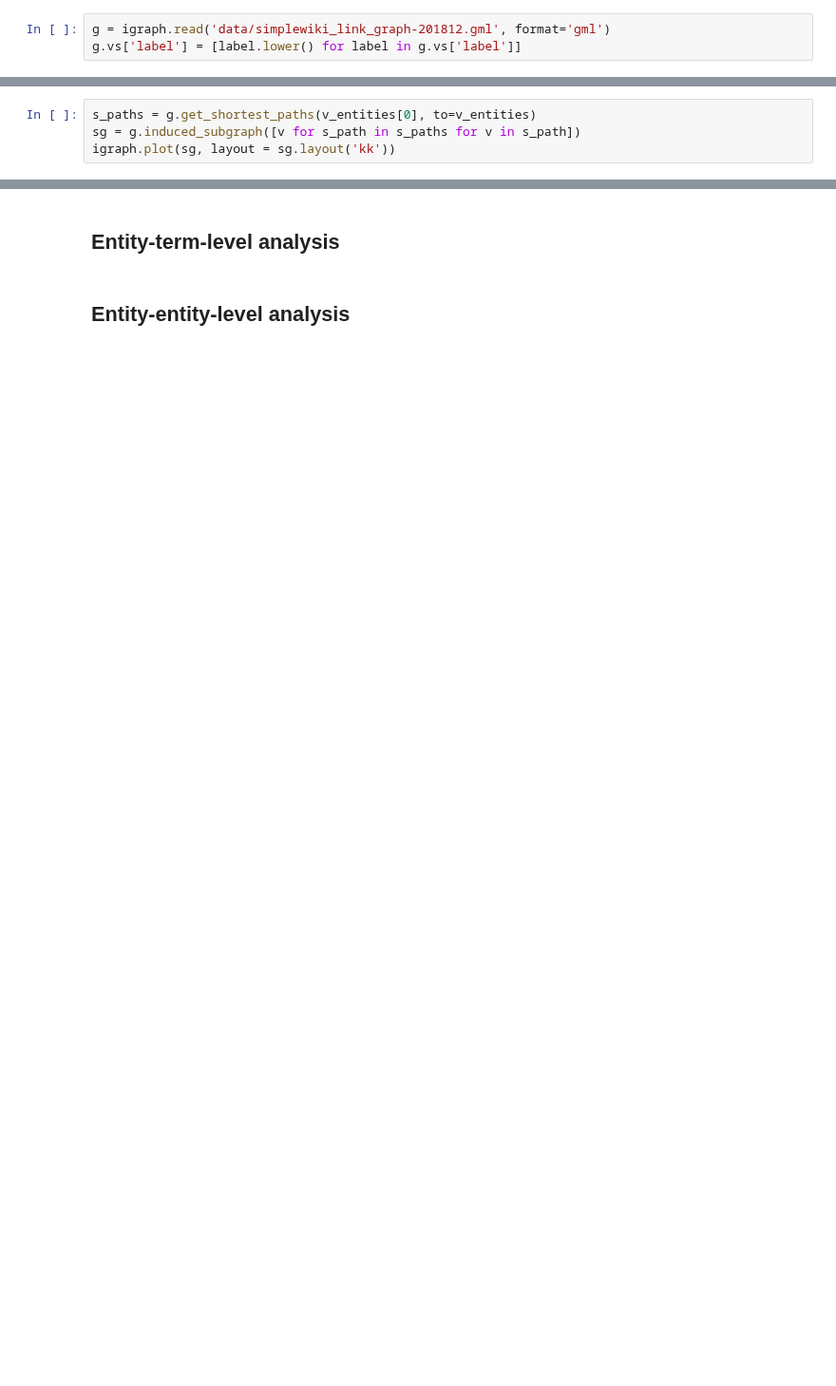
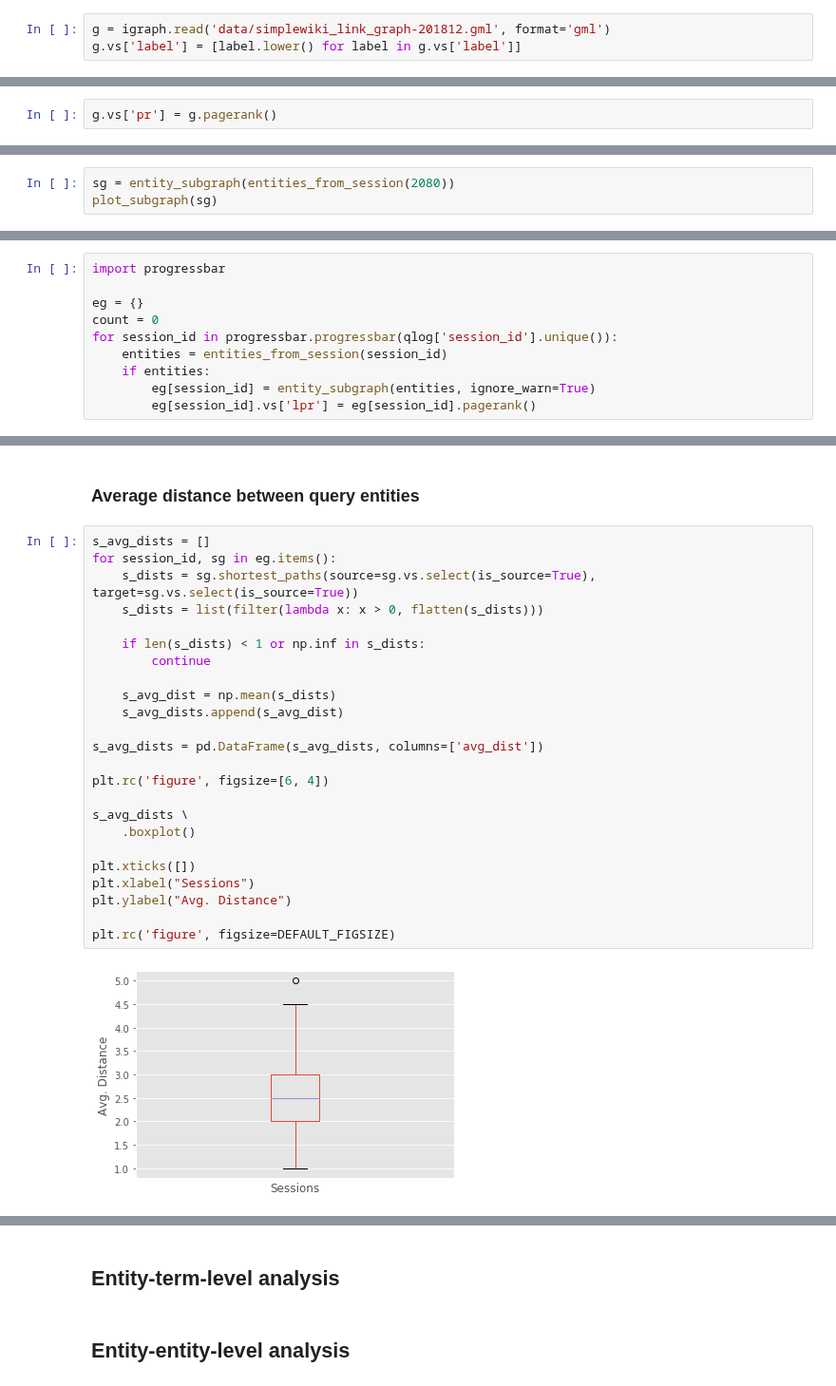
Before and after one commit to feup-infolab/army-ant, a Jupyter notebook: notebooks/query_log_analysis/query_log_analysis.ipynb, the cells around one changed output, grey strips where cells are left out. Shown at 95% size. Saved outputs shown, nothing was run; the diff lists cells and outputs as text; blank space fills up the shorter version.

```diff
--- a/notebooks/query_log_analysis/query_log_analysis.ipynb
+++ b/notebooks/query_log_analysis/query_log_analysis.ipynb
@@ -1278,4 +1262,0 @@ v_entities = g.vs.select(label_in=entities_from_session(qlog, 2092))
-# %%
-s_paths = g.get_shortest_paths(v_entities[0], to=v_entities)
-sg = g.induced_subgraph([v for s_path in s_paths for v in s_path])
-igraph.plot(sg, layout = sg.layout('kk'))
@@ -1292,0 +1263,2 @@ AttributeError: 'bytes' object has no attribute 'encode'
+# %%
+g.vs['pr'] = g.pagerank()
@@ -1292,0 +1327,3 @@ AttributeError: 'bytes' object has no attribute 'encode'
+# %%
+sg = entity_subgraph(entities_from_session(2080))
+plot_subgraph(sg)
@@ -1292,0 +1334,10 @@ AttributeError: 'bytes' object has no attribute 'encode'
+# %%
+import progressbar
+
+eg = {}
+count = 0
+for session_id in progressbar.progressbar(qlog['session_id'].unique()):
+    entities = entities_from_session(session_id)
+    if entities:
+        eg[session_id] = entity_subgraph(entities, ignore_warn=True)
+        eg[session_id].vs['lpr'] = eg[session_id].pagerank()
@@ -1292,0 +1346,28 @@ AttributeError: 'bytes' object has no attribute 'encode'
+# %% [markdown]
+### Average distance between query entities
+# %%
+s_avg_dists = []
+for session_id, sg in eg.items():
+    s_dists = sg.shortest_paths(source=sg.vs.select(is_source=True), target=sg.vs.select(is_source=True))
+    s_dists = list(filter(lambda x: x > 0, flatten(s_dists)))
+
+    if len(s_dists) < 1 or np.inf in s_dists:
+        continue
+
+    s_avg_dist = np.mean(s_dists)
+    s_avg_dists.append(s_avg_dist)
+
+s_avg_dists = pd.DataFrame(s_avg_dists, columns=['avg_dist'])
+
+plt.rc('figure', figsize=[6, 4])
+
+s_avg_dists \
+    .boxplot()
+
+plt.xticks([])
+plt.xlabel("Sessions")
+plt.ylabel("Avg. Distance")
+
+plt.rc('figure', figsize=DEFAULT_FIGSIZE)
+# %% [output]
+[figure, added]
```
Also changed, not shown: parts of 49 cells of this notebook.
